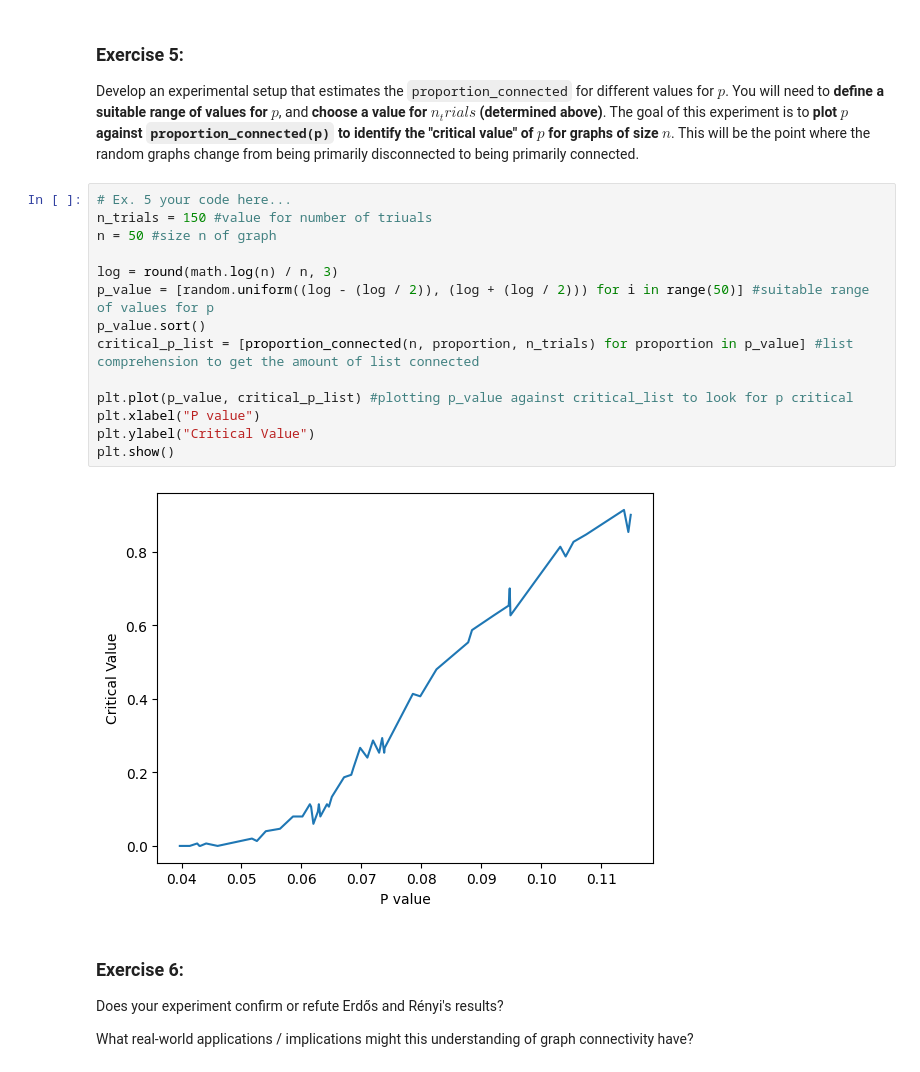
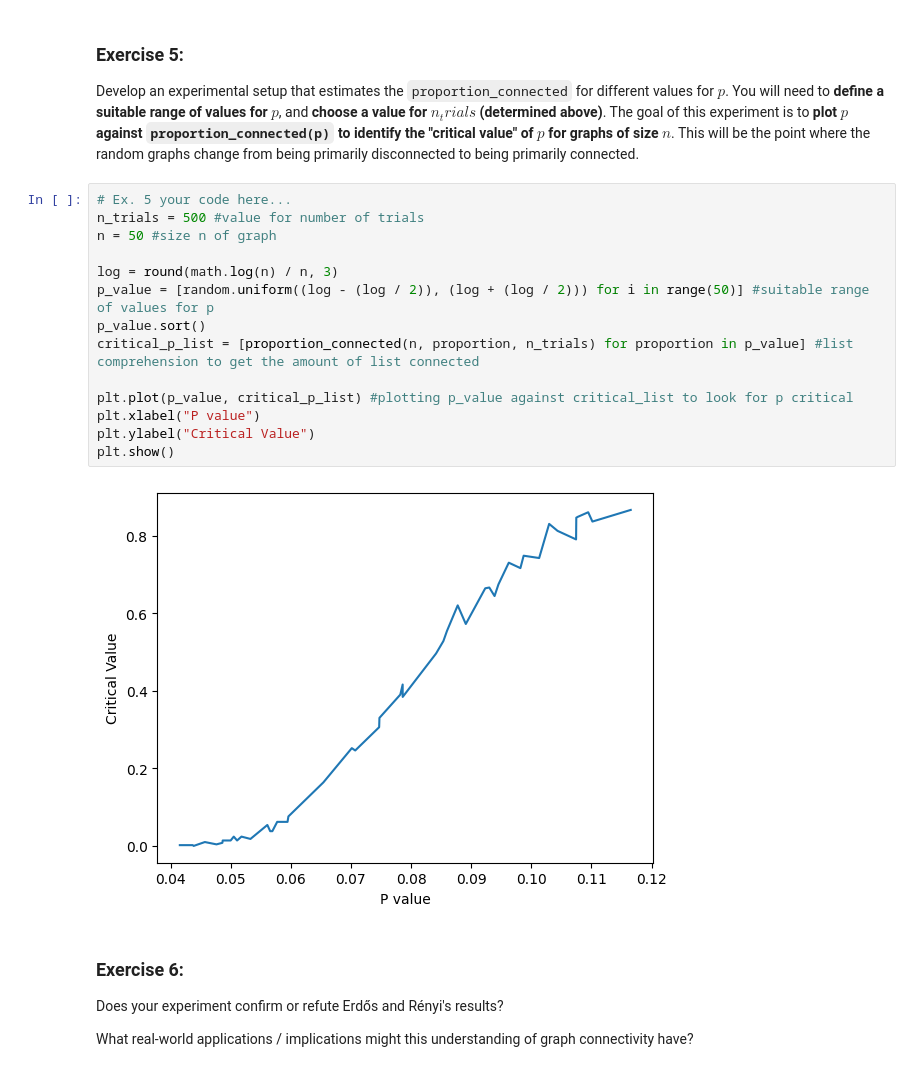
Before and after one commit to santiagosanchez15/cap-comp215, a Jupyter notebook: labs/lab04-graphs.ipynb, the cells around one changed output. Drawn from its saved outputs; the diff is of its cells as text.

```diff
--- a/labs/lab04-graphs.ipynb
+++ b/labs/lab04-graphs.ipynb
@@ -234,20 +238,20 @@ You will need to **define a suitable range of values for $p$**, and **choose a v
 The goal of this experiment is to **plot $p$ against `proportion_connected(p)` to identify the "critical value" of $p$ for graphs of size $n$**.  This will be the point where the random graphs change from being primarily disconnected to being primarily connected.
 # %%
 # Ex. 5 your code here...
-n_trials = 150 #value for number of triuals
+n_trials = 500 #value for number of trials
 n = 50 #size n of graph
 
 log = round(math.log(n) / n, 3)
 p_value = [random.uniform((log - (log / 2)), (log + (log / 2))) for i in range(50)] #suitable range of values for p
 p_value.sort()
 critical_p_list = [proportion_connected(n, proportion, n_trials) for proportion in p_value] #list comprehension to get the amount of list connected
 
 plt.plot(p_value, critical_p_list) #plotting p_value against critical_list to look for p critical
 plt.xlabel("P value")
 plt.ylabel("Critical Value")
 plt.show()
 # %% [output]
-[figure, old version]
+[figure, new version]
 # %% [markdown]
 ### Exercise 6:
 Does your experiment confirm or refute Erdős and Rényi's results?
```
Also changed, not shown: parts of 7 cells of this notebook.
